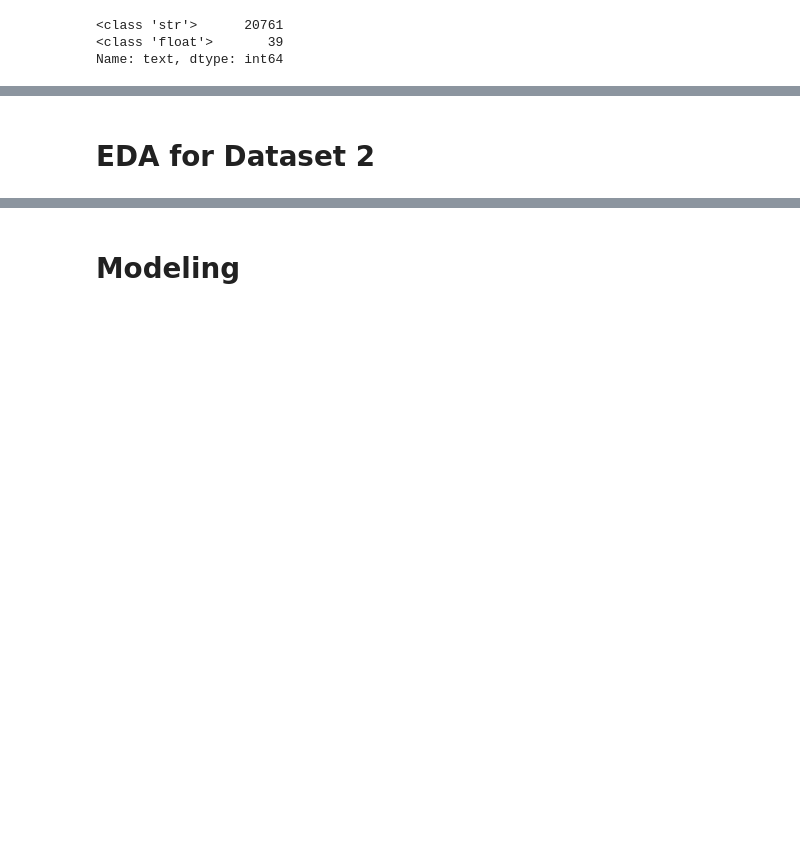
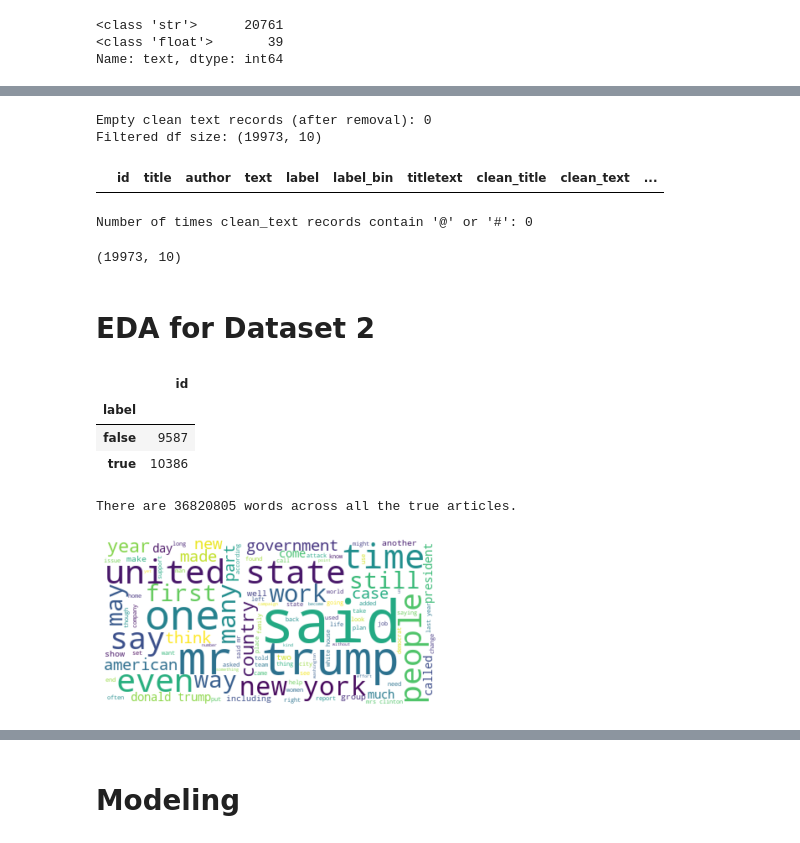
Before and after one commit to akikoiwamizu/w207-project, a Jupyter notebook: final_submission.ipynb, the cells around one changed output, grey strips where cells are left out. Drawn from its saved outputs; the diff is of its cells as text; code cells hidden in the pictures; blank space fills up the shorter version.

```diff
--- a/final_submission.ipynb
+++ b/final_submission.ipynb
@@ -628,14 +657,14 @@ Name: text, dtype: int64
 # %%
 # Combine the title and text columns into one column.
-df_test2['titletext'] = df_test2['title'] + ' ' + df_test2['text']
+df_test2_filtered['titletext'] = df_test2_filtered['title'] + ' ' + df_test2_filtered['text']
 
 # Clean up text features.
 start_time = time.time()
 stop_words = set(stopwords.words("english"))
 
-df_test2["clean_title"] = df_test2["title"].apply(lambda text: preprocess_text(text))
-df_test2["clean_text"] = df_test2["text"].apply(lambda text: preprocess_text(text))
-df_test2["clean_titletext"] = df_test2["titletext"].apply(lambda text: preprocess_text(text))
+df_test2_filtered["clean_title"] = df_test2_filtered["title"].apply(lambda text: preprocess_text(text))
+df_test2_filtered["clean_text"] = df_test2_filtered["text"].apply(lambda text: preprocess_text(text))
+df_test2_filtered["clean_titletext"] = df_test2_filtered["titletext"].apply(lambda text: preprocess_text(text))
 
 print(f"{(time.time() - start_time):0.3f} seconds to execute pre-processing text inputs...")
 # %% [output]
@@ -643,3 +672,3 @@ AttributeError: 'float' object has no attribute 'lower'
 # %%
-df_test2['clean_text'] = df_test2['clean_text'].apply(singlecharacter)
+df_test2_filtered['clean_text'] = df_test2_filtered['clean_text'].apply(singlecharacter)
 # %%
@@ -650,0 +692,8 @@ df_test2[df_test2["clean_text"] == ""].head()
+# %%
+# Remove empty clean text records.
+df_test2_filtered = df_test2_filtered[df_test2_filtered["clean_text"] != ""]
+
+# Confirm count of empty clean text records.
+print(f"Empty clean text records (after removal): {len(df_test2_filtered[df_test2_filtered['clean_text'] == ''])}")
+print(f"Filtered df size: {df_test2_filtered.shape}")
+df_test2_filtered[df_test2_filtered["clean_text"] == ""].head()
@@ -655,27 +716,51 @@ df_test2[df_test2["clean_title"] == ""].head()
+# %%
+# Remove empty clean title records.
+df_test2_filtered = df_test2_filtered[df_test2_filtered["clean_title"] != ""]
+
+# Confirm count of empty clean title records.
+print(f"Empty clean text records (after removal): {len(df_test2_filtered[df_test2_filtered['clean_title'] == ''])}")
+print(f"Filtered df size: {df_test2_filtered.shape}")
+df_test2_filtered[df_test2_filtered["clean_title"] == ""].head()
+# %% [output]
+Empty clean text records (after removal): 0
+Filtered df size: (19973, 10)
+|  | id | title | author | text | label | label_bin | titletext | clean_title | clean_text | ... |
 # %%
 # Get count of special characters in the the title and text columns that look like social posts.
-print(f"Number of times clean_text records contain '@' or '#': {df_test2['clean_text'].str.count('#|@').sum()}")
+print(f"Number of times clean_text records contain '@' or '#': {df_test2_filtered['clean_text'].str.count('#|@').sum()}")
+# %% [output]
+Number of times clean_text records contain '@' or '#': 0
 # %%
-df_test2.shape
+df_test2_filtered.shape
+# %% [output]
+(19973, 10)
 # %% [markdown]
 # EDA for Dataset 2
 # %%
 # See the counts of true and fake news articles.
-pd.pivot_table(df_test2, values="id", index="label", aggfunc="count")
+pd.pivot_table(df_test2_filtered, values="id", index="label", aggfunc="count")
+# %% [output]
+|  | id |
+| label |  |
+| false | 9587 |
+| true | 10386 |
 # %%
 # Create a word cloud of all the true records.
-truefilt = df_test2[(df_test2['label_bin'] == 1)]
+truefilt = df_test2_filtered[(df_test2_filtered['label_bin'] == 1)]
 text = " ".join(article for article in truefilt.clean_text)
 
-# Print the number of words across all the articles
+# Print the number of words across all the articles.
 print ("There are {} words across all the true articles.".format(len(text)))
 
-# Create and generate a word cloud image
+# Create and generate a word cloud image.
 wordcloud = WordCloud(max_words=100, background_color="white").generate(text)
 
-# Display the wordcloud
+# Display the wordcloud.
 plt.imshow(wordcloud, interpolation='bilinear')
 plt.axis("off")
 plt.show()
+# %% [output]
+There are 36820805 words across all the true articles.
+[figure, added]
 # %%
 # Create a word cloud of all the fake records.
```
Also changed, not shown: parts of 57 cells of this notebook.
